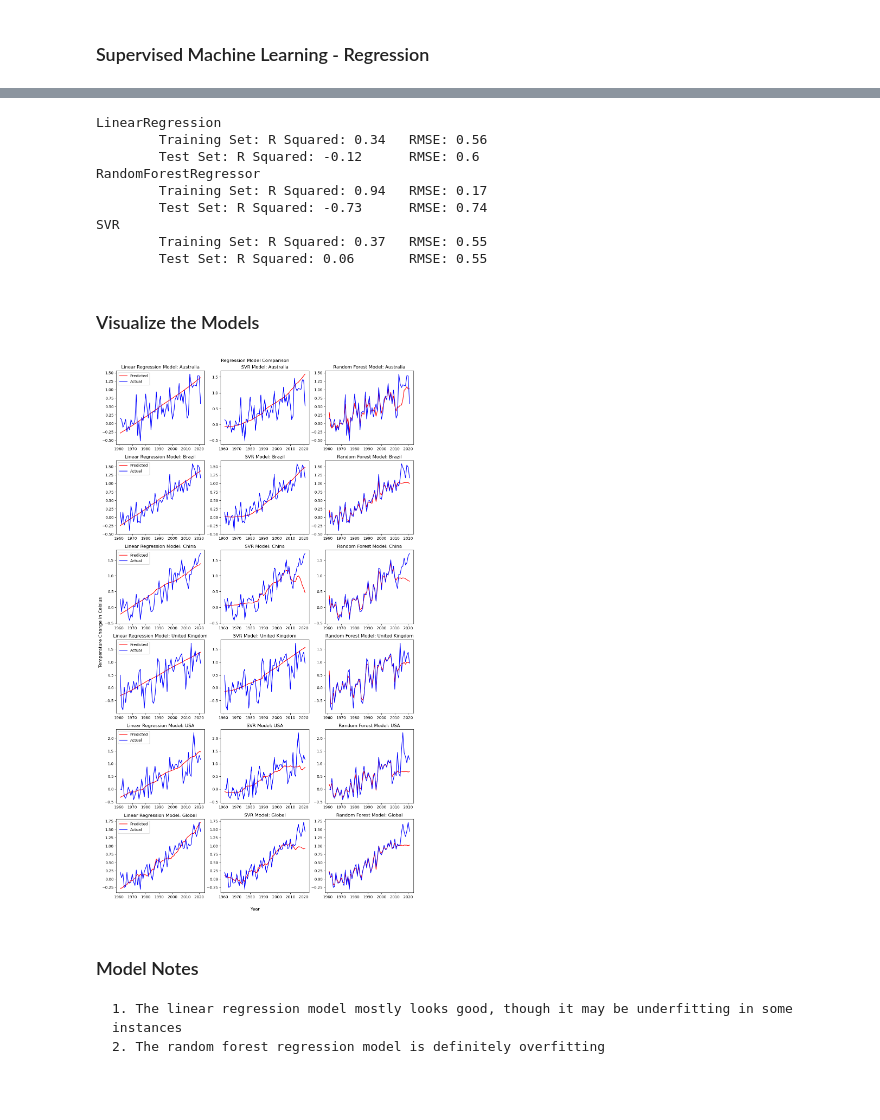
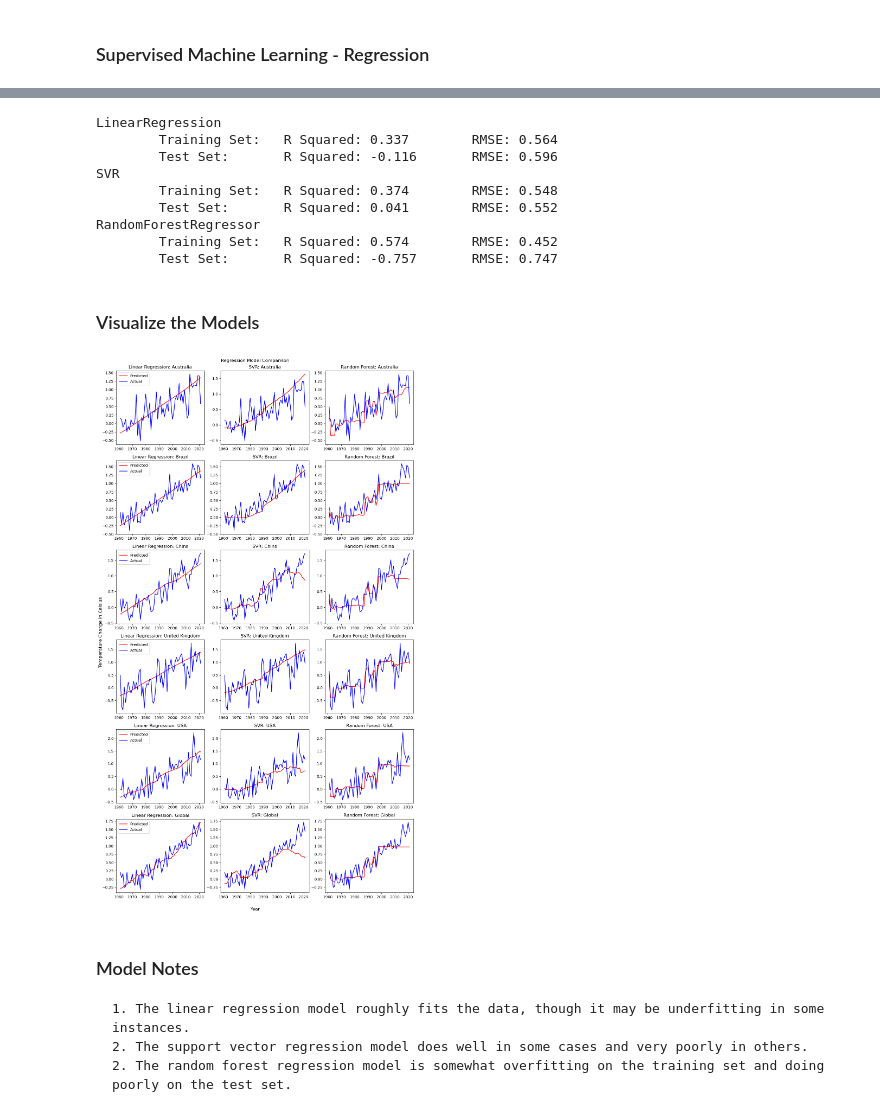
Before and after one commit to themountaintop/exploring_world_emissions, a Jupyter notebook: ML_Research/Emissions_ML.ipynb, the cells around one changed output, grey strips where cells are left out. Drawn from its saved outputs; the diff is of its cells as text; code cells hidden in the pictures; blank space fills up the shorter version.

Commit message:
Final models and conclusions

```diff
--- a/ML_Research/Emissions_ML.ipynb
+++ b/ML_Research/Emissions_ML.ipynb
@@ -478 +456,17 @@ sqrt(mean_squared_error(y_test, y_tree_pred))
+# %%
+# Support Vector Machines and Random Forests have hyperparameters that can be tuned, let's create a function for that.
+
+# Define the number of cross validation K-folds and create a scorer for training.
+
+kf = KFold(n_splits=5, random_state=0, shuffle=True)
+rmse = lambda y, y_pred: np.sqrt(mean_squared_error(y, y_pred))
+scorer = make_scorer(rmse, greater_is_better=False)
+
+
+# Create the random_search function to set up the RandomizedSearchCV to perform hyperparameter tuning on each model.
+
+def random_search(model, grid, n_iter=100):
+    search = RandomizedSearchCV(model, grid, n_iter=n_iter, cv=kf,
+                                scoring=scorer, random_state=0, verbose=2)
+    return search.fit(X_train_scaled, y_train)
 # %%
@@ -587,0 +557,16 @@ sqrt(mean_squared_error(y_test, y_svr_pred))
+# %%
+# Perform the search on a Random Forest Regression model and save the best hyperparameters.
+
+forest_search = random_search(RandomForestRegressor(n_estimators=1000), {"max_depth": [3, 4, 5],
+                                                                         "max_features": [1.0], # [1.0, 0.7, 0.5, 0.3]
+                                                                         "bootstrap": [True], # [True, False]
+                                                                         "ccp_alpha": [0.0, 0.01, 0.02, 0.03]})
+
+forest = forest_search.best_estimator_
+print(f"\nBest Estimator: {forest}\nBest Hyperparameters: {forest_search.best_params_}")
+
+
+# Predict both the test and training data (for visualization purposes).
+
+y_forest_pred = forest.predict(X_test_scaled)
+y_forest_train_pred = forest.predict(X_train_scaled)
@@ -588,6 +591,8 @@ sqrt(mean_squared_error(y_test, y_svr_pred))
 # %%
-models = [linear, tree, svr]
-# Look at the R Squared and RMSE for each model on the training set
+# Calculate the R Squared and RMSE for each model on the training and test set
+
+models = [linear, svr, forest]
+
 for model in models:
     model_pred = model.predict(X_train_scaled)
     model_pred_t = model.predict(X_test_scaled)
@@ -595,17 +600,17 @@ for model in models:
     model_r2_t = r2_score(y_test, model_pred_t)
     model_rmse = np.sqrt(mean_squared_error(y_train, model_pred))
     model_rmse_t = np.sqrt(mean_squared_error(y_test, model_pred_t))
-    print(f"{type(model).__name__}\n\tTraining Set: R Squared: {round(model_r2, 2)}\tRMSE: {round(model_rmse, 2)}\
-                                \n\tTest Set: R Squared: {round(model_r2_t, 2)}\tRMSE: {round(model_rmse_t, 2)}")
+    print(f"{type(model).__name__}\n\tTraining Set:\tR Squared: {round(model_r2, 3)}\tRMSE: {round(model_rmse, 3)}\
+                                \n\tTest Set:\tR Squared: {round(model_r2_t, 3)}\tRMSE: {round(model_rmse_t, 3)}")
 # %% [output]
 LinearRegression
-        Training Set: R Squared: 0.34   RMSE: 0.56
-        Test Set: R Squared: -0.12      RMSE: 0.6
+        Training Set:   R Squared: 0.337        RMSE: 0.564
+        Test Set:       R Squared: -0.116       RMSE: 0.596
+SVR
+        Training Set:   R Squared: 0.374        RMSE: 0.548
+        Test Set:       R Squared: 0.041        RMSE: 0.552
 RandomForestRegressor
-        Training Set: R Squared: 0.94   RMSE: 0.17
-        Test Set: R Squared: -0.73      RMSE: 0.74
-SVR
-        Training Set: R Squared: 0.37   RMSE: 0.55
-        Test Set: R Squared: 0.06       RMSE: 0.55
+        Training Set:   R Squared: 0.574        RMSE: 0.452
+        Test Set:       R Squared: -0.757       RMSE: 0.747
 # %% [markdown]
 ### Visualize the Models
@@ -618,43 +617,45 @@ y_tree_train_pred = tree.predict(X_train_scaled)
 # %%
-# Predicted Values vs Actual - Linear Regression Model
+# Compare the predicted vs actual values for all of the regression models
 
 indexes = {"Australia": (np.s_[:51], np.s_[:10]),
           "Brazil": (np.s_[102:153], np.s_[20:30]),
           "China": (np.s_[255:306], np.s_[50:60]),
           "United Kingdom": (np.s_[-153:-102], np.s_[-30:-20]),
           "USA": (np.s_[-102:-51], np.s_[-20:-10]),
           "Global": (np.s_[-51:], np.s_[-10:])}
 
 fig, axs = plt.subplots(6, 3, figsize=(12, 21))
 
 i = 0
 for country in indexes:
     train_index = indexes[country][0]
     test_index = indexes[country][1]
 
     years = range(1961,2022)
-    axs[i,0].plot(years, np.concatenate((y_train_pred[train_index], y_pred[test_index])), c='red', label='Predicted')
+    axs[i,0].plot(years, np.concatenate((y_linear_train_pred[train_index], y_linear_pred[test_index])),
+                  c='red', label='Predicted')
     axs[i,0].plot(years, np.concatenate((y_train[train_index], y_test[test_index])), c='blue', label='Actual')
     axs[i,0].legend()
-    axs[i,0].set_title(f"Linear Regression Model: {country}")
+    axs[i,0].set_title(f"Linear Regression: {country}")
 
     axs[i,1].plot(years, np.concatenate((y_svr_train_pred[train_index], y_svr_pred[test_index])), c='red')
     axs[i,1].plot(years, np.concatenate((y_train[train_index], y_test[test_index])), c='blue')
-    axs[i,1].set_title(f"SVR Model: {country}")
+    axs[i,1].set_title(f"SVR: {country}")
 
-    axs[i,2].plot(years, np.concatenate((y_tree_train_pred[train_index], y_tree_pred[test_index])), c='red')
+    axs[i,2].plot(years, np.concatenate((y_forest_train_pred[train_index], y_forest_pred[test_index])), c='red')
     axs[i,2].plot(years, np.concatenate((y_train[train_index], y_test[test_index])), c='blue')
-    axs[i,2].set_title(f"Random Forest Model: {country}")
+    axs[i,2].set_title(f"Random Forest: {country}")
     i += 1
 
 fig.suptitle("Regression Model Comparison")
 fig.supxlabel('Year')
 fig.supylabel('Temperature Change in Celsius')
 plt.tight_layout(rect=[0, 0.01, 1, 0.99])
 plt.show()
 # %% [output]
-[figure, old version]
+[figure, new version]
 # %% [markdown]
 ### Model Notes
-    1. The linear regression model mostly looks good, though it may be underfitting in some instances
-    2. The random forest regression model is definitely overfitting
+    1. The linear regression model roughly fits the data, though it may be underfitting in some instances.
+    2. The support vector regression model does well in some cases and very poorly in others.
+    2. The random forest regression model is somewhat overfitting on the training set and doing poorly on the test set.
```
Also changed, not shown: parts of 43 cells of this notebook.
